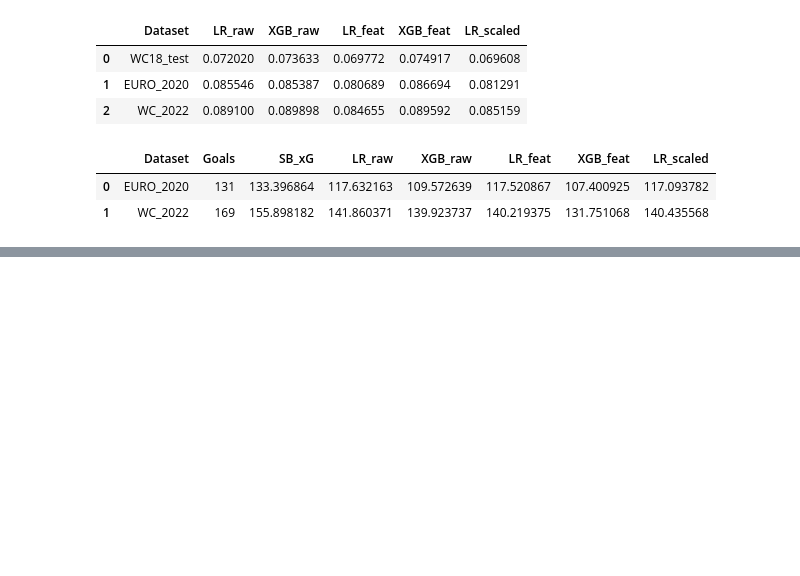
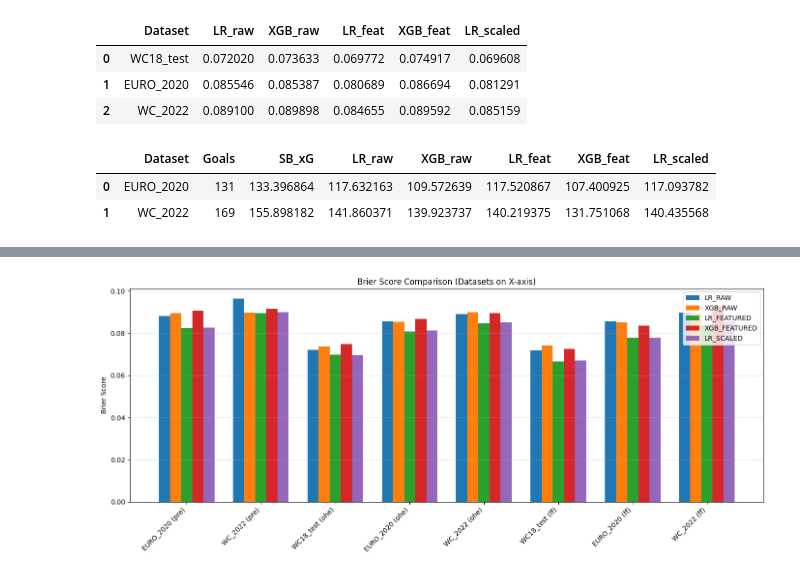
Before and after one commit to M-Traiki/Final_Project_Ironhack, a Jupyter notebook: model_training_and_evaluation.ipynb, the cells around one changed output, grey strips where cells are left out. Saved outputs shown, nothing was run; the diff lists cells and outputs as text; code cells hidden in the pictures; blank space fills up the shorter version.

```diff
--- a/model_training_and_evaluation.ipynb
+++ b/model_training_and_evaluation.ipynb
@@ -1255,0 +1563,31 @@ SB xG:         155.90
+# %%
+
+# Dataset labels on x-axis
+labels = brier_df["Dataset"] + " (" + brier_df["Stage"] + ")"
+x = np.arange(len(labels))
+
+# Models will be the legend
+models = ["lr_raw", "xgb_raw", "lr_featured", "xgb_featured", "lr_scaled"]
+num_models = len(models)
+
+bar_width = 0.15
+
+plt.figure(figsize=(14, 6))
+
+for i, model in enumerate(models):
+    plt.bar(
+        x + i * bar_width,
+        brier_df[model],
+        width=bar_width,
+        label=model.upper()
+    )
+
+plt.xticks(x + bar_width * (num_models - 1) / 2, labels, rotation=45, ha="right")
+plt.ylabel("Brier Score")
+plt.title("Brier Score Comparison (Datasets on X-axis)")
+plt.legend()
+plt.grid(axis="y", linestyle="--", alpha=0.5)
+plt.tight_layout()
+plt.show()
+# %% [output]
+[figure, added]
```
Also changed, not shown: parts of 34 cells of this notebook, 1 other file.
